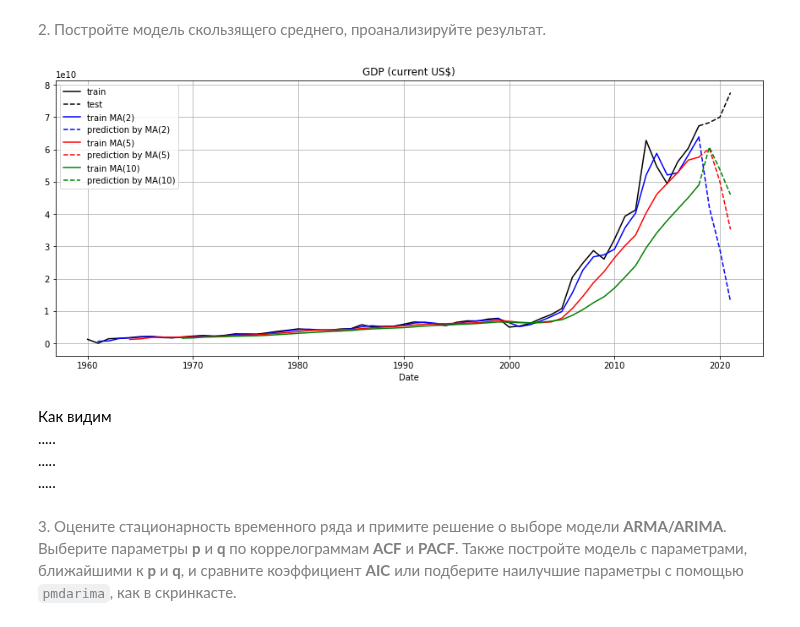
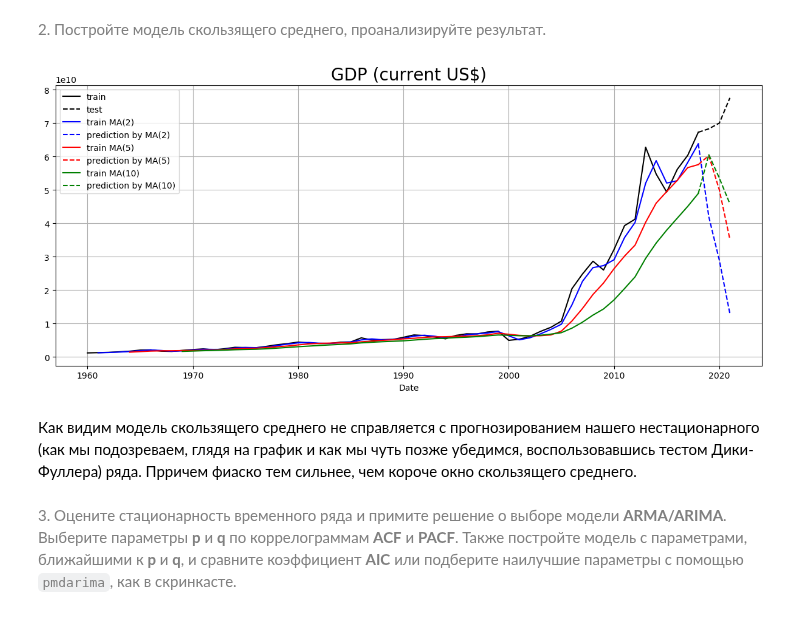
Before and after one commit to IvanovDmitryV/skillfactory_rds, a Jupyter notebook: Unit_7_restart/Project_7.ipynb, the cells around one changed output. Cells and saved outputs as stored; diff of their text form; code cells hidden in the pictures.

```diff
--- a/Unit_7_restart/Project_7.ipynb
+++ b/Unit_7_restart/Project_7.ipynb
@@ -42,43 +40,40 @@ data.head()
 # %% [markdown]
 <span style="color: gray">1. Отложите последние три года датасета как тестовую выборку для оценки результатов предсказания.<span>
 # %%
-test = data.iloc[-3:]
-train = data.iloc[:-3]
+train = data.iloc[:-3].copy()
+test = data.iloc[-3:].copy()
 # %% [markdown]
 <span style="color: gray">2. Постройте модель скользящего среднего, проанализируйте результат.<span>
 # %%
 plt.figure(figsize=(15,6))
-plt.title('GDP (current US$)')
+plt.title('GDP (current US$)', size = 20)
 plt.xlabel('Date')
 plt.grid(True)
 
 plt.plot(train,color='black',linestyle='-')
 plt.plot(train.iloc[[-1]].append(test),color='black',linestyle='--')
 windows = [2,5,10]
 colors = ['blue','red','green']
 
 start,end = test.index[0], test.index[-1]
 
 for window,color in zip(windows,colors):
     row = train.rolling(window=window,).mean()
     plt.plot(row,color=color,linestyle='-')
 
     ma = ARIMA(train,order=(0, 0, window),freq='AS')
     ma_mod = ma.fit()
     pred_test = pd.DataFrame(ma_mod.predict(start,end))
     pred_test.columns = ['GDP (current US$)']
     plt.plot(row.iloc[[-1]].append(pred_test),color=color,linestyle='--')
 
 legends = ['train', 'test'] + \
 [str(xx) + str(x) + ')' for x in windows for xx in ['train MA(','prediction by MA(']]
 plt.legend(legends);
 # %% [output]
-[figure, old version]
+[figure, new version]
 # %% [markdown]
-Как видим
-.....
-.....
-.....
+Как видим модель скользящего среднего не справляется с прогнозированием нашего нестационарного (как мы подозреваем, глядя на график и как мы чуть позже убедимся, воспользовавшись тестом Дики-Фуллера) ряда. Прричем фиаско тем сильнее, чем короче окно скользящего среднего.
 # %% [markdown]
 <span style="color: gray">3. Оцените стационарность временного ряда и примите решение о выборе модели **ARMA/ARIMA**. Выберите парамeтры **p** и **q** по коррелограммам **ACF** и **PACF**. Также постройте модель с параметрами, ближайшими к **p** и **q**, и сравните коэффициент **AIC** или подберите наилучшие параметры с помощью `pmdarima`, как в скринкасте.</span>
 # %% [markdown]
```
Also changed, not shown: parts of 51 cells of this notebook, 2 other files.
